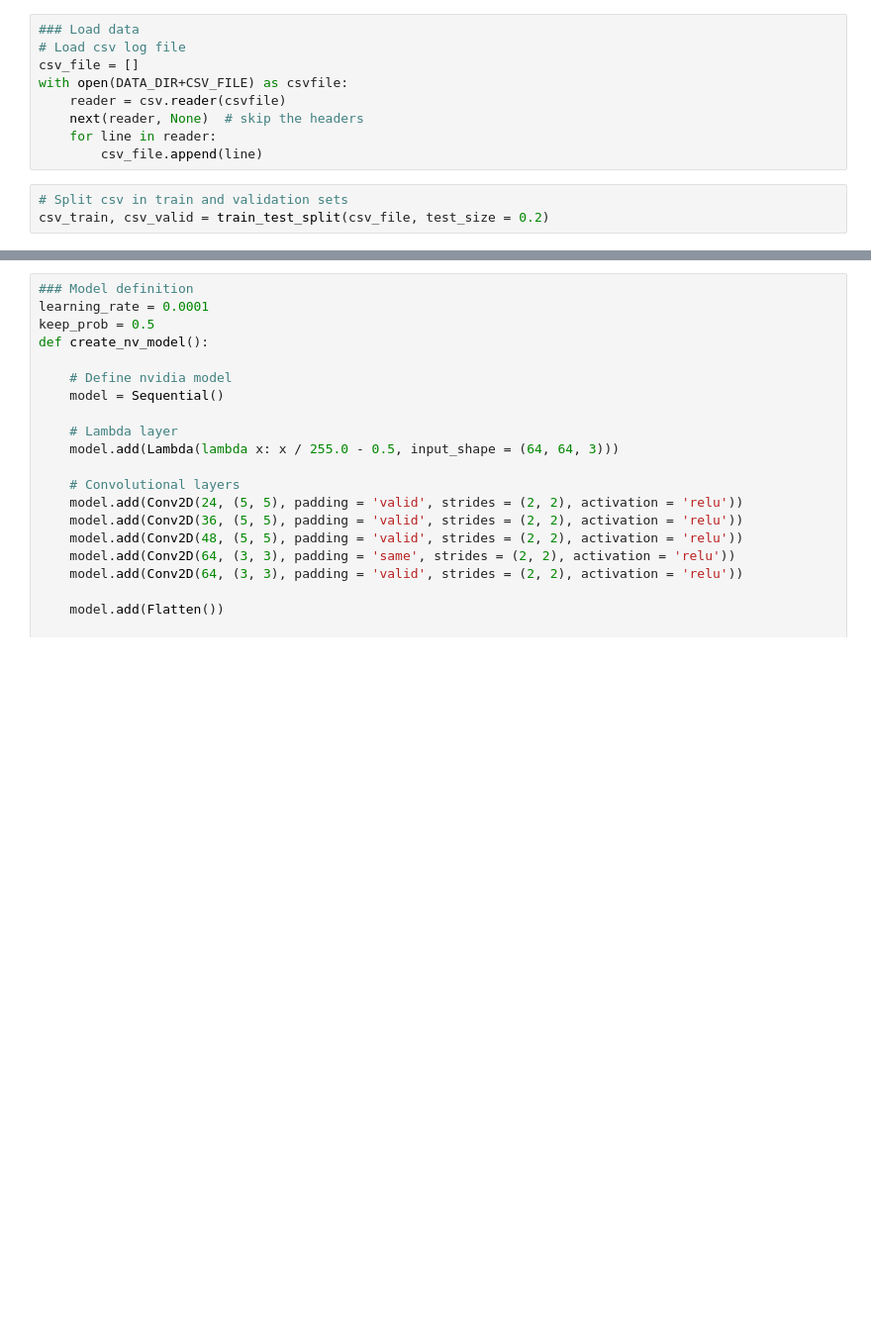
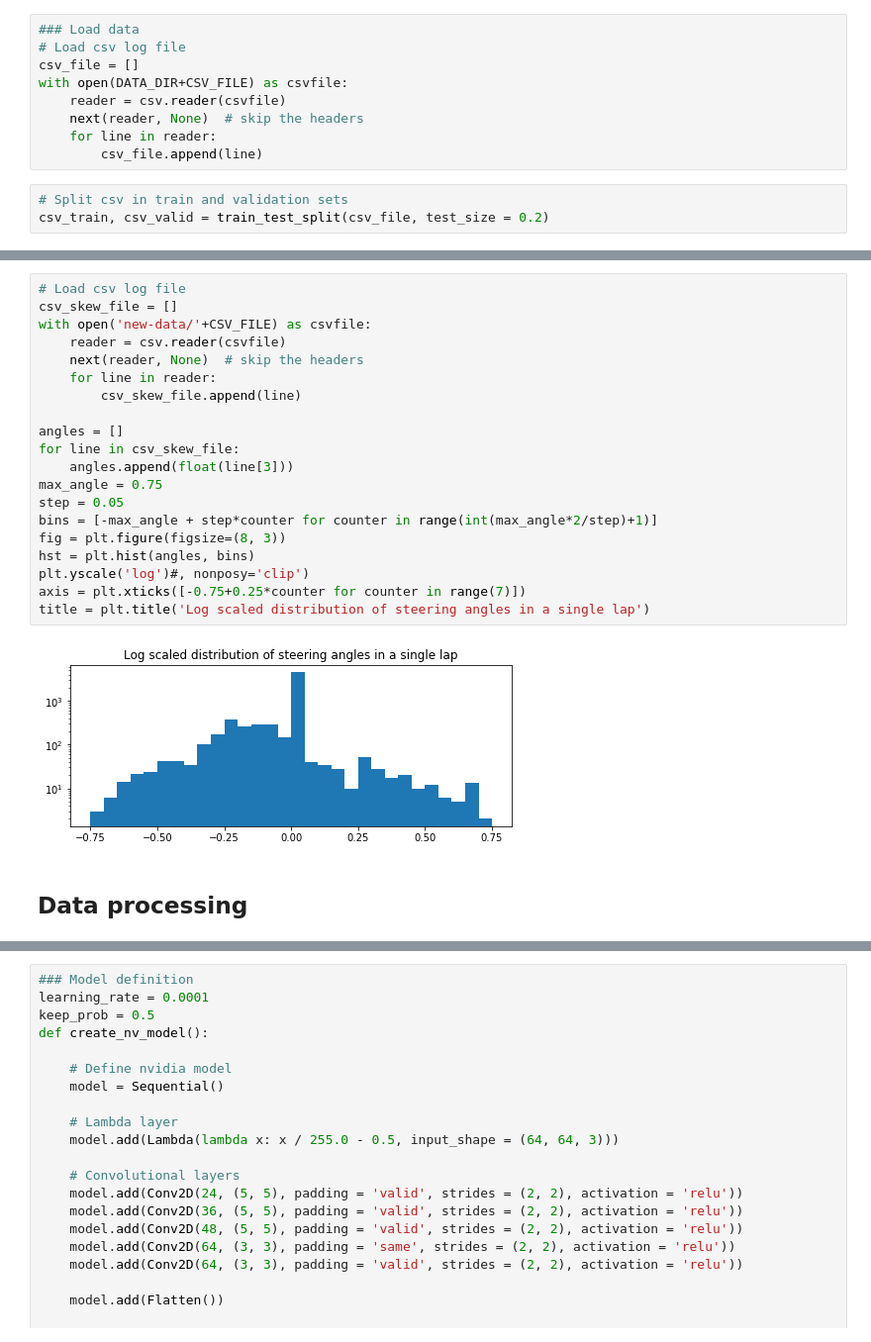
Before and after one commit to raulsolera/CarND-Behavioral-Cloning-P3, a Jupyter notebook: model_trainer.ipynb, the cells around one changed output, grey strips where cells are left out. Shown at 99% size. Drawn from its saved outputs; the diff is of its cells as text; blank space fills up the shorter version.

```diff
--- a/model_trainer.ipynb
+++ b/model_trainer.ipynb
@@ -137,2 +130,26 @@ def random_rotate(image, angle, rotation_range = MAX_ROTATION_ANGLE):
+# %%
+# Load csv log file
+csv_skew_file = []
+with open('new-data/'+CSV_FILE) as csvfile:
+    reader = csv.reader(csvfile)
+    next(reader, None)  # skip the headers
+    for line in reader:
+        csv_skew_file.append(line)
+
+angles = []
+for line in csv_skew_file:
+    angles.append(float(line[3]))
+max_angle = 0.75
+step = 0.05
+bins = [-max_angle + step*counter for counter in range(int(max_angle*2/step)+1)]
+fig = plt.figure(figsize=(8, 3))
+hst = plt.hist(angles, bins)
+plt.yscale('log')#, nonposy='clip')
+axis = plt.xticks([-0.75+0.25*counter for counter in range(7)])
+title = plt.title('Log scaled distribution of steering angles in a single lap')
+# %% [output]
+[figure, added]
+# %% [markdown]
+## Data processing
 # %%
 ### Testing image transformation
```
Also changed, not shown: parts of 50 cells of this notebook, 2 other files.
